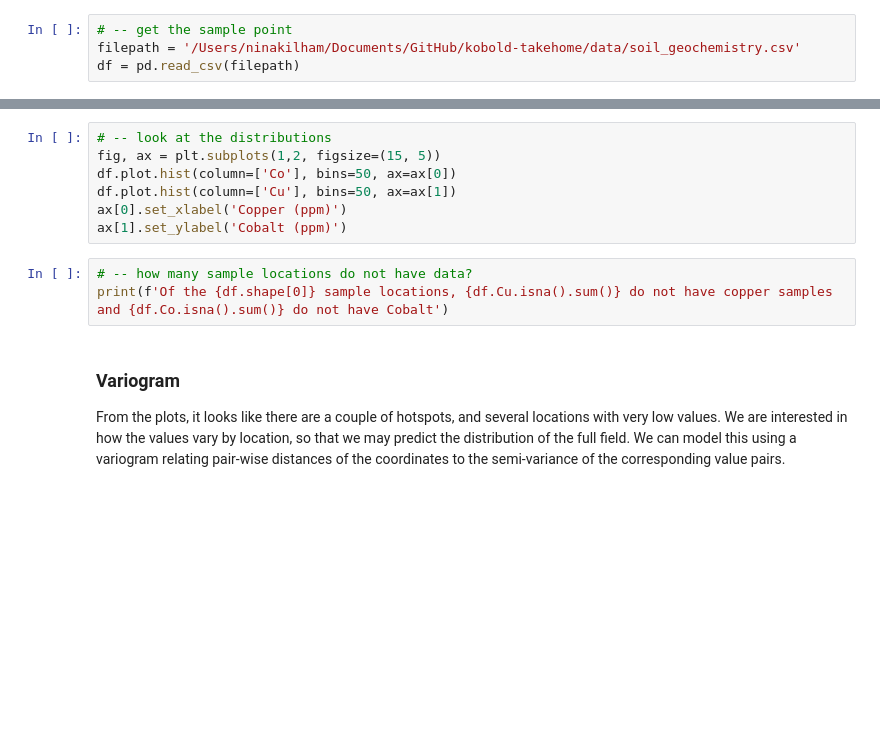
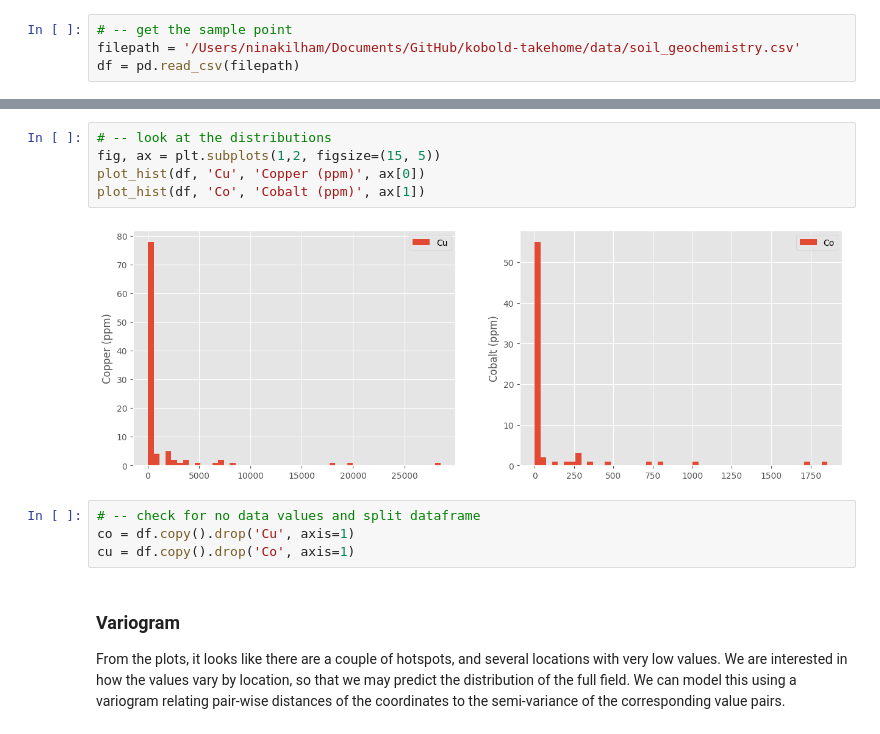
Before and after one commit to ninakilham/kobold-takehome, a Jupyter notebook: notebooks/soil_geochem.ipynb, the cells around one changed output, grey strips where cells are left out. Cells and saved outputs as stored; diff of their text form; blank space fills up the shorter version.

```diff
--- a/notebooks/soil_geochem.ipynb
+++ b/notebooks/soil_geochem.ipynb
@@ -40,13 +54,14 @@ fig.colorbar(cmap2, ax=ax[1])
 # %%
 # -- look at the distributions
 fig, ax = plt.subplots(1,2, figsize=(15, 5))
-df.plot.hist(column=['Co'], bins=50, ax=ax[0])
-df.plot.hist(column=['Cu'], bins=50, ax=ax[1])
-ax[0].set_xlabel('Copper (ppm)')
-ax[1].set_ylabel('Cobalt (ppm)')
+plot_hist(df, 'Cu', 'Copper (ppm)', ax[0])
+plot_hist(df, 'Co', 'Cobalt (ppm)', ax[1])
+# %% [output]
+[figure, added]
-# %%
-# -- how many sample locations do not have data?
-print(f'Of the {df.shape[0]} sample locations, {df.Cu.isna().sum()} do not have copper samples and {df.Co.isna().sum()} do not have Cobalt')
+# %%
+# -- check for no data values and split dataframe
+co = df.copy().drop('Cu', axis=1)
+cu = df.copy().drop('Co', axis=1)
 # %% [markdown]
 ### Variogram
 
```
Also changed, not shown: parts of 4 cells of this notebook, 1 other file.
